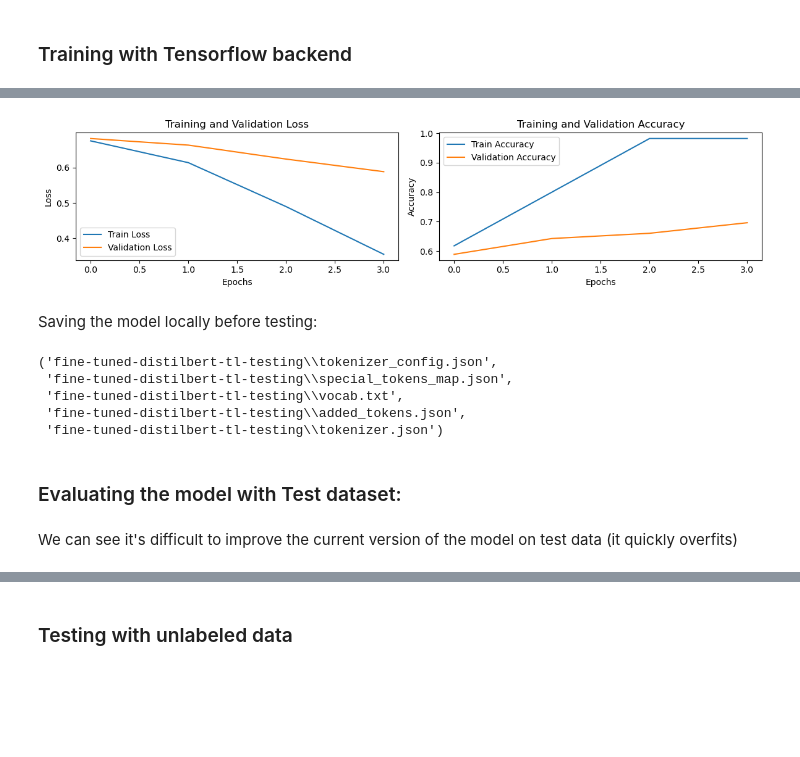
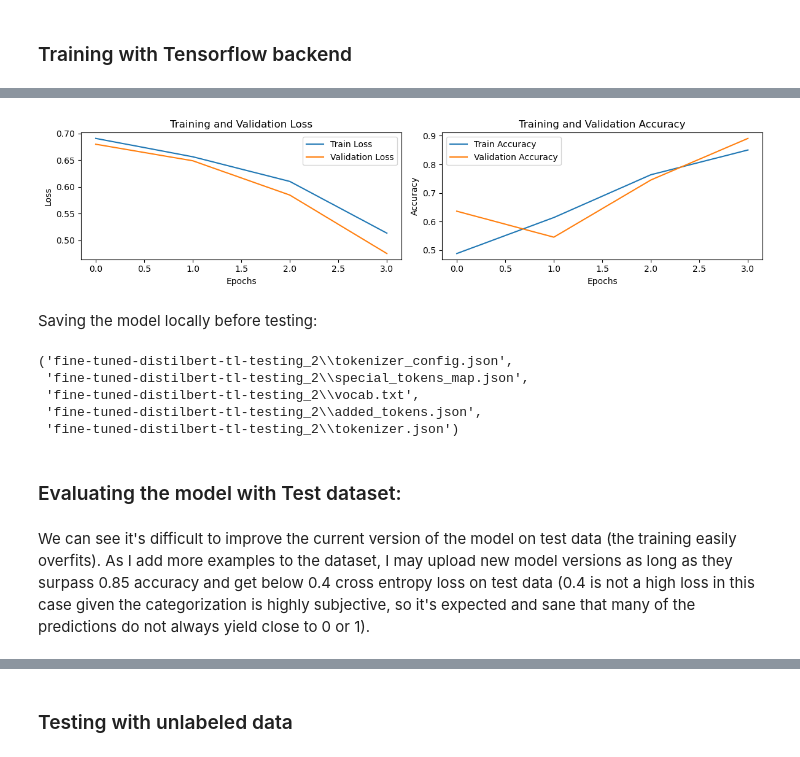
Before and after one commit to reddgr/chatbot-response-scoring-scbn-rqtl, a Jupyter notebook: tl-model-training-workflow.ipynb, the cells around one changed output, grey strips where cells are left out. Cells and saved outputs as stored; diff of their text form; code cells hidden in the pictures; blank space fills up the shorter version.

```diff
--- a/tl-model-training-workflow.ipynb
+++ b/tl-model-training-workflow.ipynb
@@ -162,7 +165,7 @@ Dataset({
 ### Training with Tensorflow backend
 # %%
 # Split data into train and test sets using `datasets` library
-dataset_split = dataset.train_test_split(test_size=0.5, seed=39)
+dataset_split = dataset.train_test_split(test_size=0.3, seed=21)
 train_dataset = dataset_split['train']
 # This is not the original Test set, but a validation set
 # train_test_split generates it with the name 'test', not to be confused with the 'test' split of the original dataset
@@ -195,7 +198,7 @@ eval_tf_dataset = tokenized_eval_dataset.to_tf_dataset(
 )
 
 # Compile the model
-optimizer = tf.keras.optimizers.Adam(learning_rate=0.00002)
+optimizer = tf.keras.optimizers.Adam(learning_rate=0.00001)
 loss = tf.keras.losses.SparseCategoricalCrossentropy(from_logits=True)
 model.compile(optimizer=optimizer, loss=loss, metrics=['accuracy'])
 
@@ -240,17 +243,17 @@ Epoch 4/4
-[figure, old version]
+[figure, new version]
 # %% [markdown]
 Saving the model locally before testing:
 # %%
-model.save_pretrained("fine-tuned-distilbert-tl-testing")
-tokenizer.save_pretrained("fine-tuned-distilbert-tl-testing")
+model.save_pretrained("fine-tuned-distilbert-tl-testing_2")
+tokenizer.save_pretrained("fine-tuned-distilbert-tl-testing_2")
 # %% [output]
-('fine-tuned-distilbert-tl-testing\\tokenizer_config.json',
- 'fine-tuned-distilbert-tl-testing\\special_tokens_map.json',
- 'fine-tuned-distilbert-tl-testing\\vocab.txt',
- 'fine-tuned-distilbert-tl-testing\\added_tokens.json',
- 'fine-tuned-distilbert-tl-testing\\tokenizer.json')
+('fine-tuned-distilbert-tl-testing_2\\tokenizer_config.json',
+ 'fine-tuned-distilbert-tl-testing_2\\special_tokens_map.json',
+ 'fine-tuned-distilbert-tl-testing_2\\vocab.txt',
+ 'fine-tuned-distilbert-tl-testing_2\\added_tokens.json',
+ 'fine-tuned-distilbert-tl-testing_2\\tokenizer.json')
 # %% [markdown]
 ### Evaluating the model with Test dataset:
-# %% [markdown]
-We can see it's difficult to improve the current version of the model on test data (it quickly overfits)
+# %% [markdown]
+We can see it's difficult to improve the current version of the model on test data (the training easily overfits). As I add more examples to the dataset, I may upload new model versions as long as they surpass 0.85 accuracy and get below 0.4 cross entropy loss on test data (0.4 is not a high loss in this case given the categorization is highly subjective, so it's expected and sane that many of the predictions do not always yield close to 0 or 1).
 # %%
```
Also changed, not shown: parts of 16 cells of this notebook, 3 other files.
